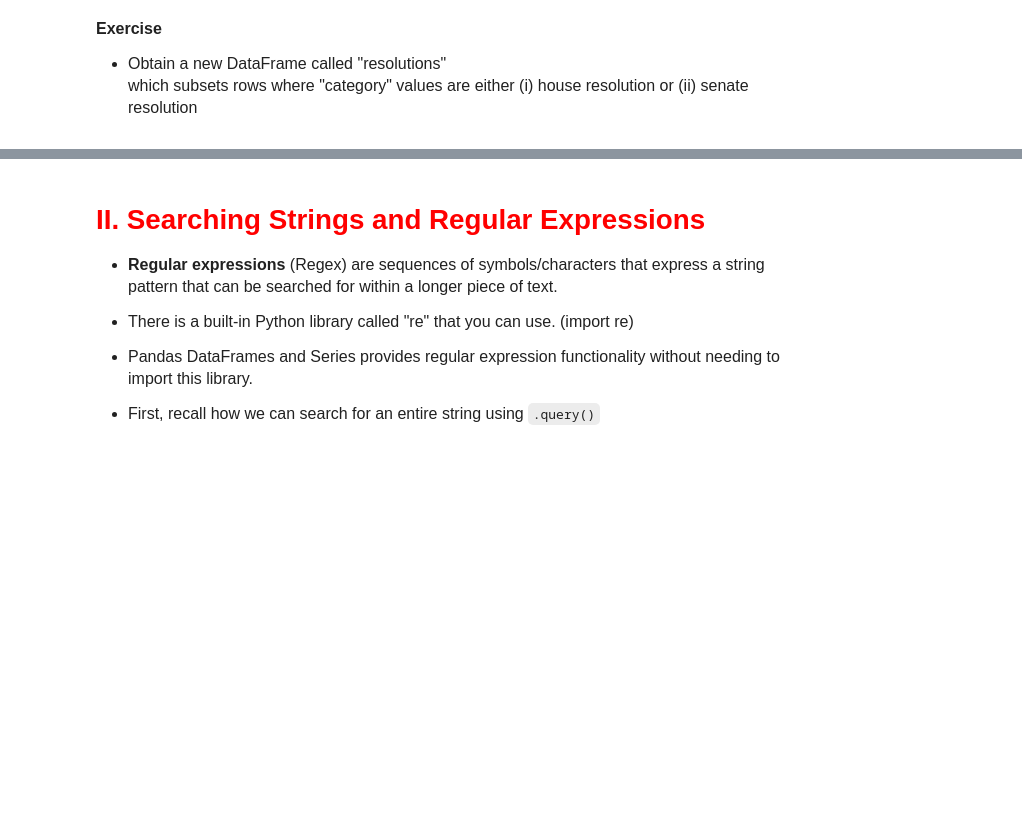
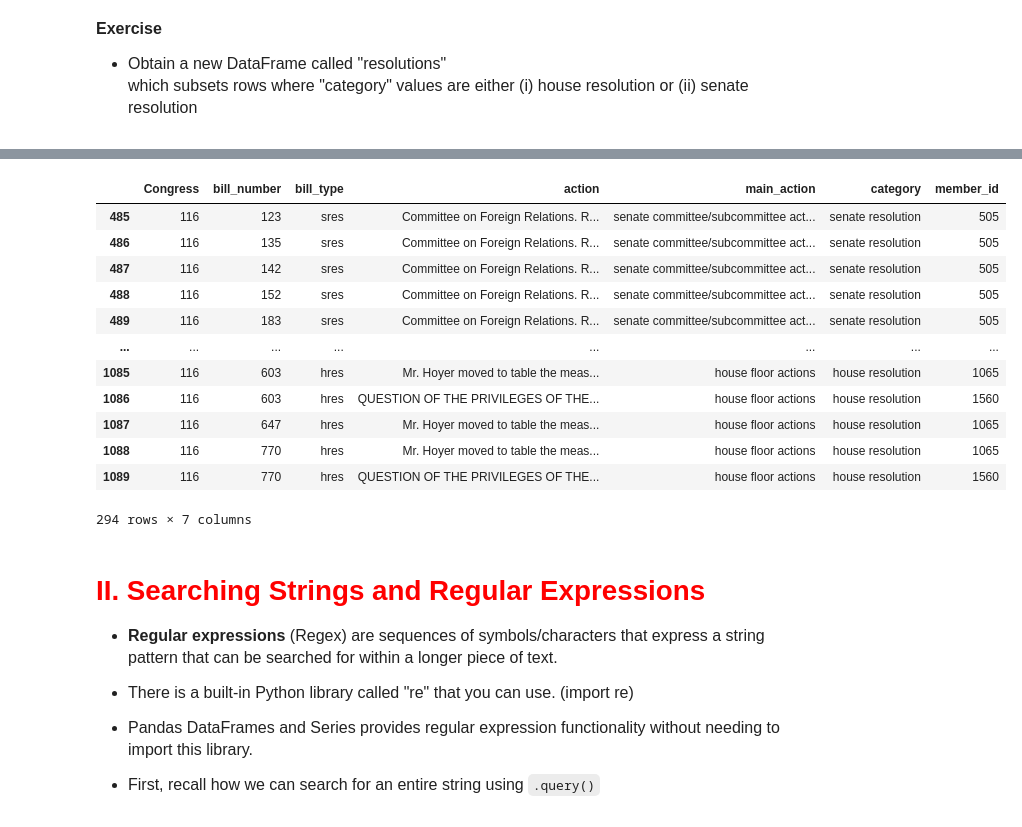
Before and after one commit to kristen-ngai/KN---qtm151fall2025, a Jupyter notebook: Lecture_23-text_data/lecture_23.ipynb, the cells around one changed output, grey strips where cells are left out. Cells and saved outputs as stored; diff of their text form; code cells hidden in the pictures; blank space fills up the shorter version.

```diff
--- a/Lecture_23-text_data/lecture_23.ipynb
+++ b/Lecture_23-text_data/lecture_23.ipynb
@@ -183,5 +199,22 @@ Name: action_custom, dtype: object
 # %%
 # Write your own code
+
+resolutions = bills_actions[bills_actions['category'].isin(['house resolution', 'senate resolution'])]
+display(resolutions)
+# %% [output]
+|  | Congress | bill_number | bill_type | action | main_action | category | member_id |
+| 485 | 116 | 123 | sres | Committee on Foreign Relations. R... | senate committee/subcommittee act... | senate resolution | 505 |
+| 486 | 116 | 135 | sres | Committee on Foreign Relations. R... | senate committee/subcommittee act... | senate resolution | 505 |
+| 487 | 116 | 142 | sres | Committee on Foreign Relations. R... | senate committee/subcommittee act... | senate resolution | 505 |
+| 488 | 116 | 152 | sres | Committee on Foreign Relations. R... | senate committee/subcommittee act... | senate resolution | 505 |
+| 489 | 116 | 183 | sres | Committee on Foreign Relations. R... | senate committee/subcommittee act... | senate resolution | 505 |
+| ... | ... | ... | ... | ... | ... | ... | ... |
+| 1085 | 116 | 603 | hres | Mr. Hoyer moved to table the meas... | house floor actions | house resolution | 1065 |
+| 1086 | 116 | 603 | hres | QUESTION OF THE PRIVILEGES OF THE... | house floor actions | house resolution | 1560 |
+| 1087 | 116 | 647 | hres | Mr. Hoyer moved to table the meas... | house floor actions | house resolution | 1065 |
+| 1088 | 116 | 770 | hres | Mr. Hoyer moved to table the meas... | house floor actions | house resolution | 1065 |
+| 1089 | 116 | 770 | hres | QUESTION OF THE PRIVILEGES OF THE... | house floor actions | house resolution | 1560 |
+294 rows × 7 columns
 # %% [markdown]
 # <span style="color:red"> II. Searching Strings and Regular Expressions </span>
 
```
Also changed, not shown: parts of 2 cells of this notebook, 1 other file.
